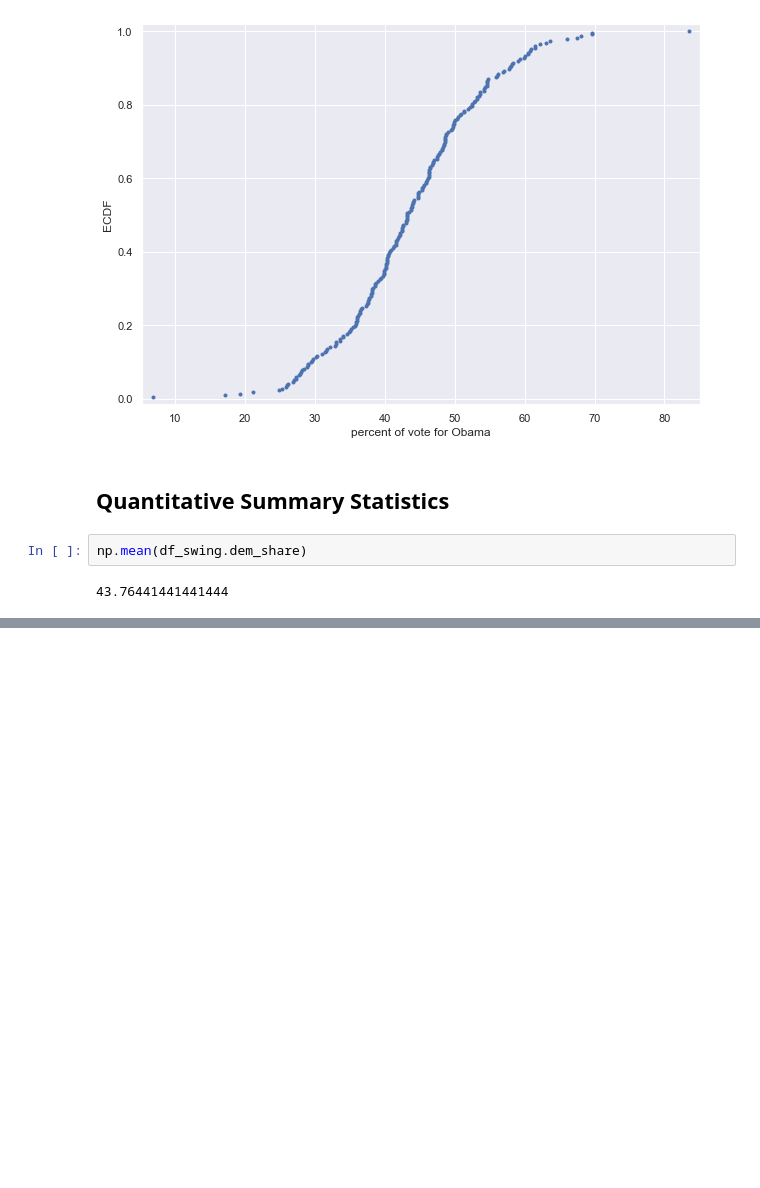
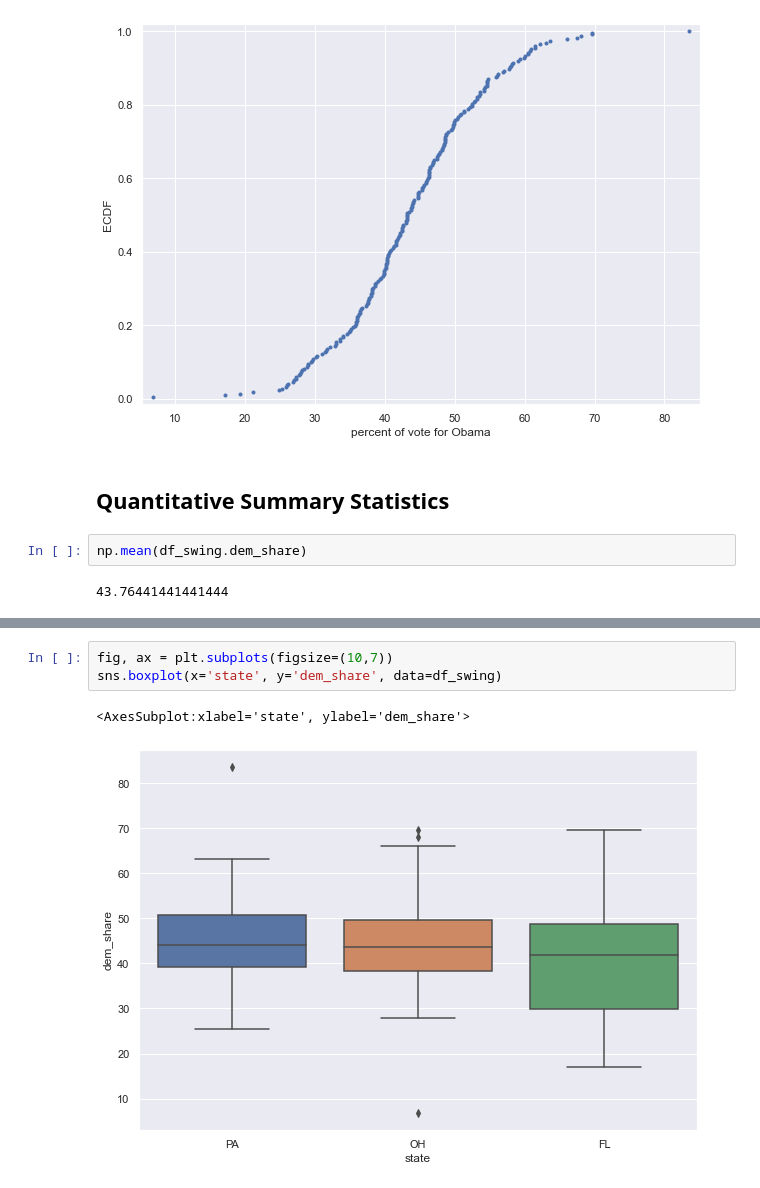
Before and after one commit to kipmadden/Statistical-Thinking, a Jupyter notebook: Election Data 2008.ipynb, the cells around one changed output, grey strips where cells are left out. Cells and saved outputs as stored; diff of their text form; blank space fills up the shorter version.

```diff
--- a/Election Data 2008.ipynb
+++ b/Election Data 2008.ipynb
@@ -85,0 +110,6 @@ array([37.3025, 43.185 , 49.925 ])
+# %%
+fig, ax = plt.subplots(figsize=(10,7))
+sns.boxplot(x='state', y='dem_share', data=df_swing)
+# %% [output]
+<AxesSubplot:xlabel='state', ylabel='dem_share'>
+[figure, added]
```
Also changed, not shown: parts of 4 cells of this notebook.
